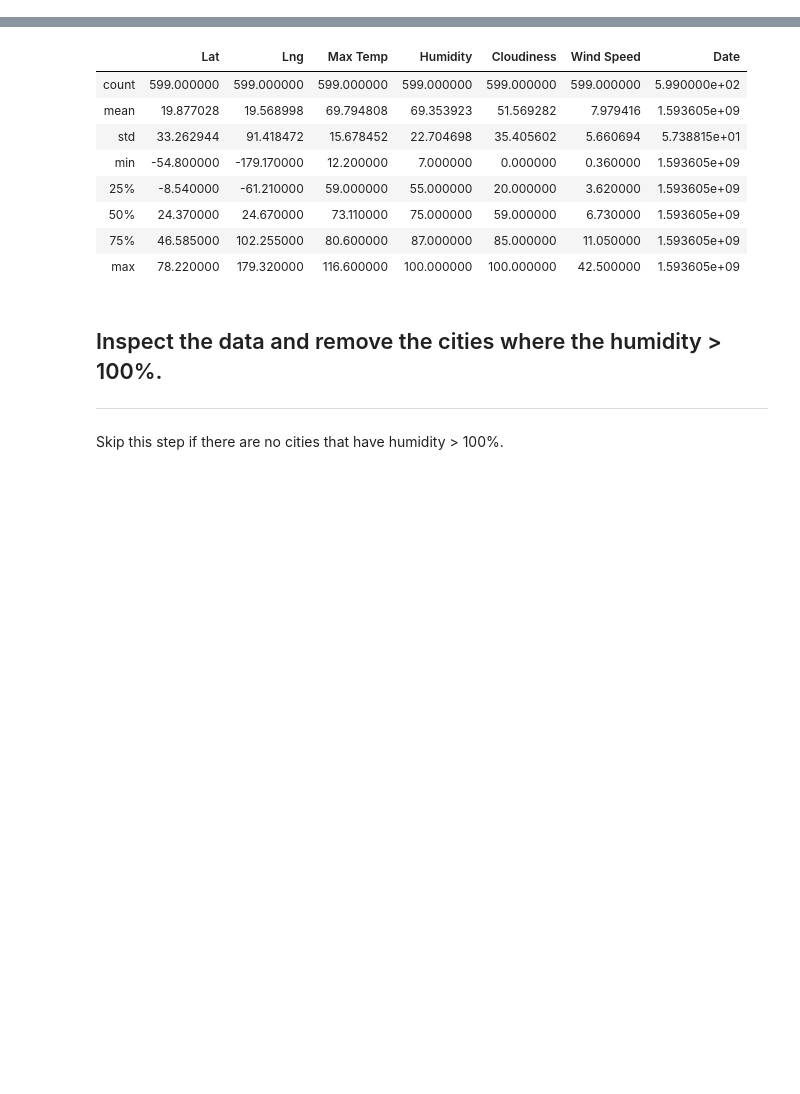
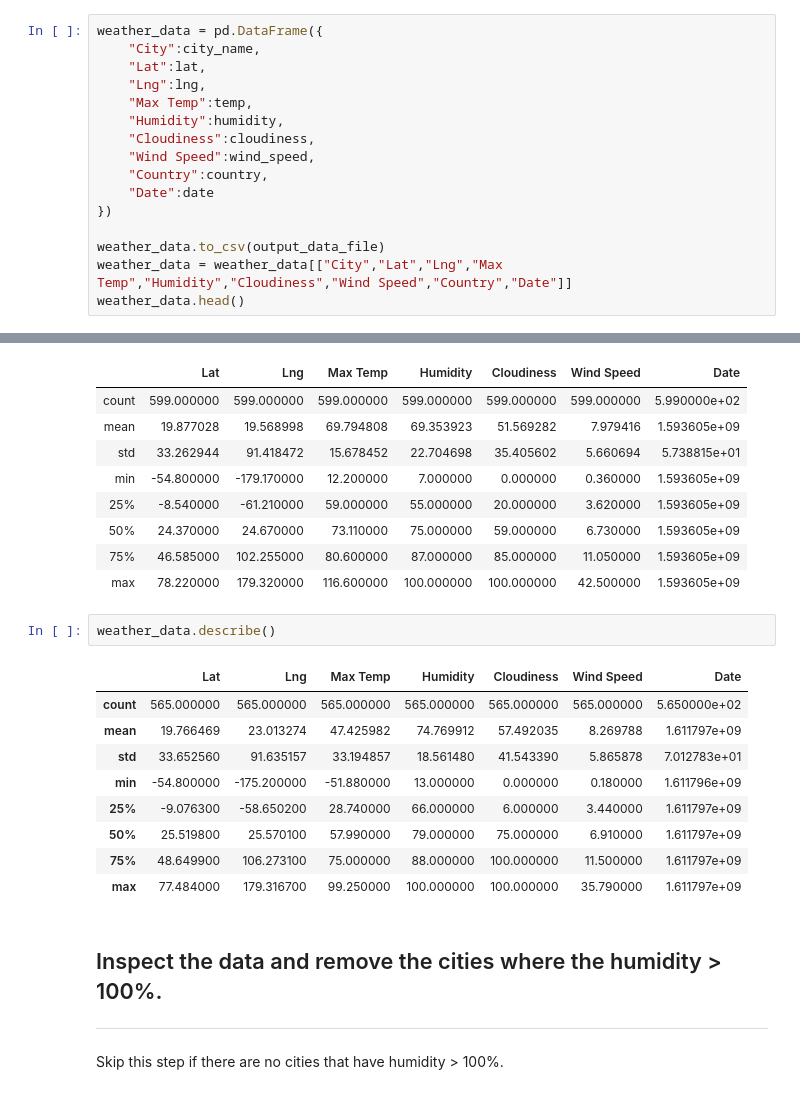
Before and after one commit to priyamittal96/python-api-challenge, a Jupyter notebook: WeatherPy/WeatherPy.ipynb, the cells around one changed output, grey strips where cells are left out. Drawn from its saved outputs; the diff is of its cells as text; blank space fills up the shorter version.

Commit message:
Convert raw weather data into a DataFrame

```diff
--- a/WeatherPy/WeatherPy.ipynb
+++ b/WeatherPy/WeatherPy.ipynb
@@ -165,3 +153,19 @@ weather_data.head()
 | 2 | cape town | -33.93 | 18.42 | 73.00 | 77 | 27 | 4.70 | ZA | 1593605039 |
 | 3 | touba | 8.28 | -7.68 | 79.97 | 75 | 82 | 3.58 | CI | 1593605284 |
 | 4 | jamestown | 42.10 | -79.24 | 64.00 | 88 | 1 | 6.93 | US | 1593605284 |
+# %%
+weather_data = pd.DataFrame({
+    "City":city_name,
+    "Lat":lat,
+    "Lng":lng,
+    "Max Temp":temp,
+    "Humidity":humidity,
+    "Cloudiness":cloudiness,
+    "Wind Speed":wind_speed,
+    "Country":country,
+    "Date":date
+})
+
+weather_data.to_csv(output_data_file)
+weather_data = weather_data[["City","Lat","Lng","Max Temp","Humidity","Cloudiness","Wind Speed","Country","Date"]]
+weather_data.head()
@@ -176,6 +187,18 @@ weather_data.head()
 | 50% | 24.370000 | 24.670000 | 73.110000 | 75.000000 | 59.000000 | 6.730000 | 1.593605e+09 |
 | 75% | 46.585000 | 102.255000 | 80.600000 | 87.000000 | 85.000000 | 11.050000 | 1.593605e+09 |
 | max | 78.220000 | 179.320000 | 116.600000 | 100.000000 | 100.000000 | 42.500000 | 1.593605e+09 |
+# %%
+weather_data.describe()
+# %% [output]
+|  | Lat | Lng | Max Temp | Humidity | Cloudiness | Wind Speed | Date |
+| count | 565.000000 | 565.000000 | 565.000000 | 565.000000 | 565.000000 | 565.000000 | 5.650000e+02 |
+| mean | 19.766469 | 23.013274 | 47.425982 | 74.769912 | 57.492035 | 8.269788 | 1.611797e+09 |
+| std | 33.652560 | 91.635157 | 33.194857 | 18.561480 | 41.543390 | 5.865878 | 7.012783e+01 |
+| min | -54.800000 | -175.200000 | -51.880000 | 13.000000 | 0.000000 | 0.180000 | 1.611796e+09 |
+| 25% | -9.076300 | -58.650200 | 28.740000 | 66.000000 | 6.000000 | 3.440000 | 1.611797e+09 |
+| 50% | 25.519800 | 25.570100 | 57.990000 | 79.000000 | 75.000000 | 6.910000 | 1.611797e+09 |
+| 75% | 48.649900 | 106.273100 | 75.000000 | 88.000000 | 100.000000 | 11.500000 | 1.611797e+09 |
+| max | 77.484000 | 179.316700 | 99.250000 | 100.000000 | 100.000000 | 35.790000 | 1.611797e+09 |
 # %% [markdown]
 ## Inspect the data and remove the cities where the humidity > 100%.
 ----
```
Also changed, not shown: parts of 4 cells of this notebook, 1 other file.
